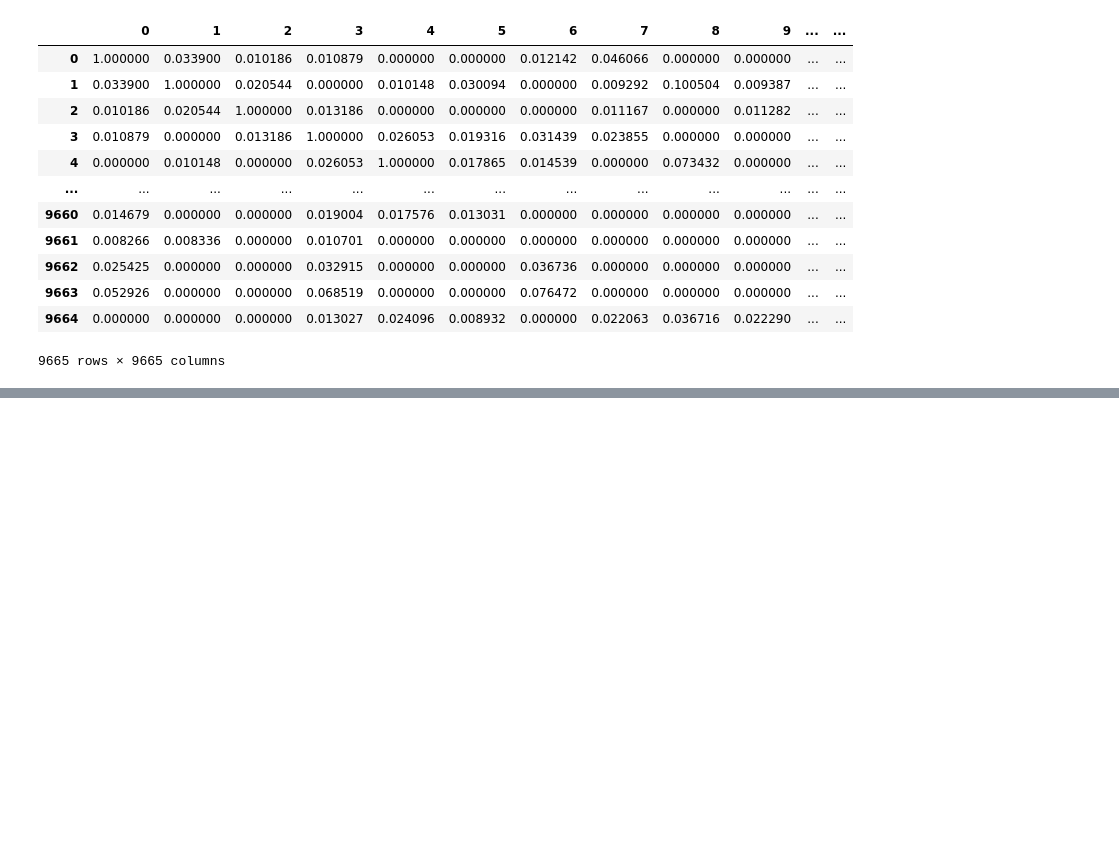
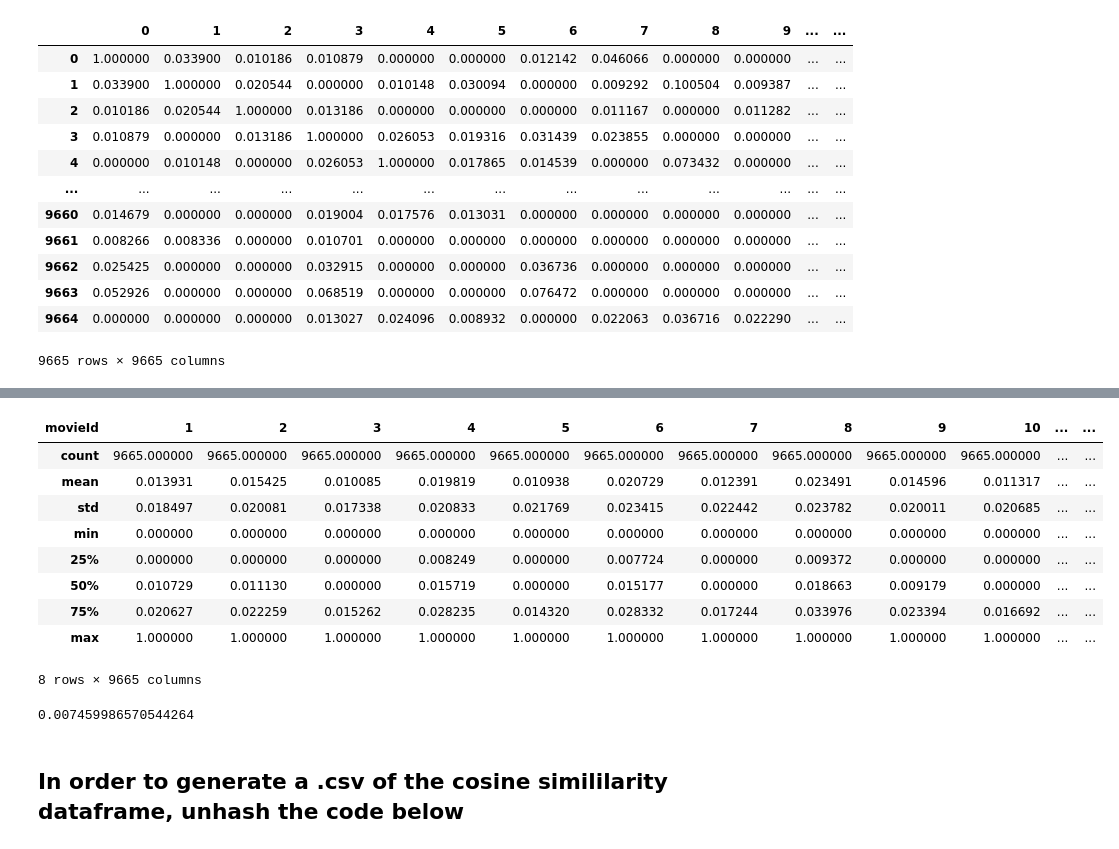
Before and after one commit to flux511/recommender-system-capstone, a Jupyter notebook: notebooks/movie_features.ipynb, the cells around one changed output, grey strips where cells are left out. Drawn from its saved outputs; the diff is of its cells as text; code cells hidden in the pictures; blank space fills up the shorter version.

```diff
--- a/notebooks/movie_features.ipynb
+++ b/notebooks/movie_features.ipynb
@@ -612,0 +588,20 @@ for movie in sorted_similar_movies:
+# %%
+df_cosine_sim.describe()
+# %% [output]
+| movieId | 1 | 2 | 3 | 4 | 5 | 6 | 7 | 8 | 9 | 10 | ... | ... |
+| count | 9665.000000 | 9665.000000 | 9665.000000 | 9665.000000 | 9665.000000 | 9665.000000 | 9665.000000 | 9665.000000 | 9665.000000 | 9665.000000 | ... | ... |
+| mean | 0.013931 | 0.015425 | 0.010085 | 0.019819 | 0.010938 | 0.020729 | 0.012391 | 0.023491 | 0.014596 | 0.011317 | ... | ... |
+| std | 0.018497 | 0.020081 | 0.017338 | 0.020833 | 0.021769 | 0.023415 | 0.022442 | 0.023782 | 0.020011 | 0.020685 | ... | ... |
+| min | 0.000000 | 0.000000 | 0.000000 | 0.000000 | 0.000000 | 0.000000 | 0.000000 | 0.000000 | 0.000000 | 0.000000 | ... | ... |
+| 25% | 0.000000 | 0.000000 | 0.000000 | 0.008249 | 0.000000 | 0.007724 | 0.000000 | 0.009372 | 0.000000 | 0.000000 | ... | ... |
+| 50% | 0.010729 | 0.011130 | 0.000000 | 0.015719 | 0.000000 | 0.015177 | 0.000000 | 0.018663 | 0.009179 | 0.000000 | ... | ... |
+| 75% | 0.020627 | 0.022259 | 0.015262 | 0.028235 | 0.014320 | 0.028332 | 0.017244 | 0.033976 | 0.023394 | 0.016692 | ... | ... |
+| max | 1.000000 | 1.000000 | 1.000000 | 1.000000 | 1.000000 | 1.000000 | 1.000000 | 1.000000 | 1.000000 | 1.000000 | ... | ... |
+8 rows × 9665 columns
+# %%
+# query a cosine similarity between two movies
+df_cosine_sim.loc[1,2365]
+# %% [output]
+0.007459986570544264
+# %% [markdown]
+## In order to generate a .csv of the cosine simililarity dataframe, unhash the code below
```
Also changed, not shown: parts of 25 cells of this notebook.
